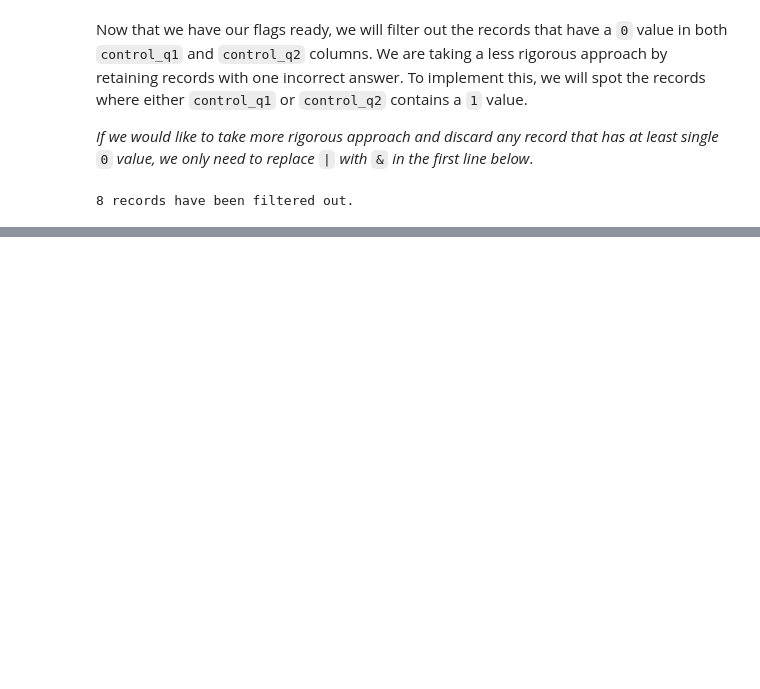
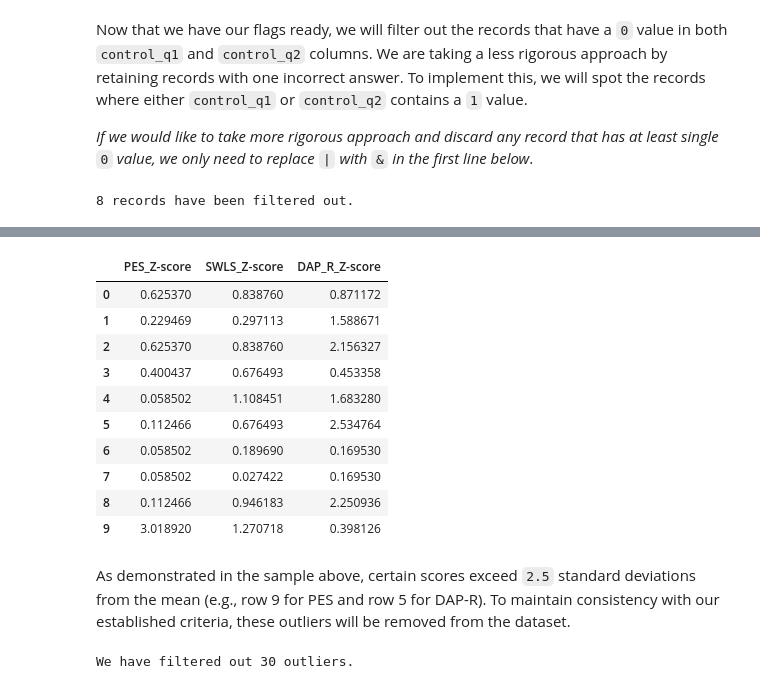
Before and after one commit to michal-owsiak/swps-university-research, a Jupyter notebook: research.ipynb, the cells around one changed output, grey strips where cells are left out. Cells and saved outputs as stored; diff of their text form; code cells hidden in the pictures; blank space fills up the shorter version.

Commit message:
dropping outliers added & numPy imported

```diff
--- a/research.ipynb
+++ b/research.ipynb
@@ -454,0 +476,29 @@ df = df_filtered
+# %%
+df.loc[:, "PES_Z-score"] = np.abs((df["PES_sum"] - df["PES_sum"].mean()) / df["PES_sum"].std())
+df.loc[:, "SWLS_Z-score"] = np.abs((df["SWLS_sum"] - df["SWLS_sum"].mean()) / df["SWLS_sum"].std())
+df.loc[:, "DAP_R_Z-score"] = np.abs((df["DAP_R_sum"] - df["DAP_R_sum"].mean()) / df["DAP_R_sum"].std())
+
+df.iloc[:10, -3:]
+# %% [output]
+|  | PES_Z-score | SWLS_Z-score | DAP_R_Z-score |
+| 0 | 0.625370 | 0.838760 | 0.871172 |
+| 1 | 0.229469 | 0.297113 | 1.588671 |
+| 2 | 0.625370 | 0.838760 | 2.156327 |
+| 3 | 0.400437 | 0.676493 | 0.453358 |
+| 4 | 0.058502 | 1.108451 | 1.683280 |
+| 5 | 0.112466 | 0.676493 | 2.534764 |
+| 6 | 0.058502 | 0.189690 | 0.169530 |
+| 7 | 0.058502 | 0.027422 | 0.169530 |
+| 8 | 0.112466 | 0.946183 | 2.250936 |
+| 9 | 3.018920 | 1.270718 | 0.398126 |
+# %% [markdown]
+As demonstrated in the sample above, certain scores exceed `2.5` standard deviations from the mean (e.g., row 9 for PES and row 5 for DAP-R). To maintain consistency with our established criteria, these outliers will be removed from the dataset.
+# %%
+df_outliers = df[(df["PES_Z-score"] > 2.5) | (df["SWLS_Z-score"] > 2.5) | (df["DAP_R_Z-score"] > 2.5)]
+
+df = df[~df.index.isin(df_outliers.index)]
+df.reset_index(inplace=True)
+
+print(f"We have filtered out {df_outliers.shape[0]} outliers.")
+# %% [output]
+We have filtered out 30 outliers.
```
Also changed, not shown: parts of 2 cells of this notebook.
